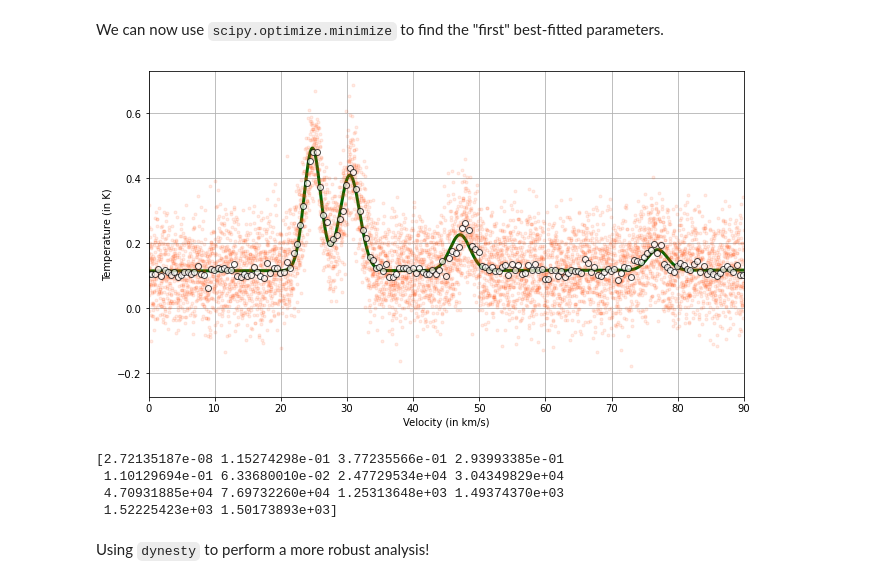
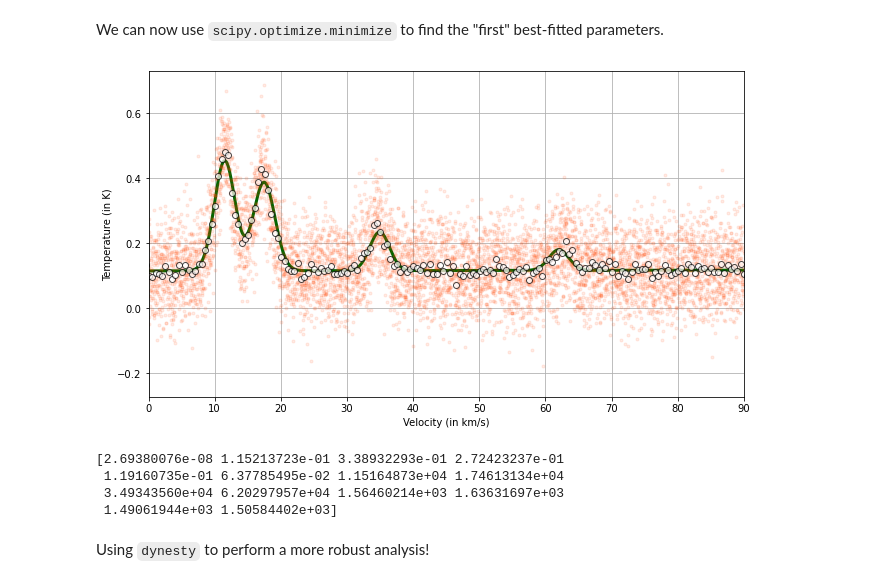
Before and after one commit to Jayshil/xs-oso, a Jupyter notebook: p1.ipynb, the cells around one changed output. Drawn from its saved outputs; the diff is of its cells as text; code cells hidden in the pictures.

```diff
--- a/p1.ipynb
+++ b/p1.ipynb
@@ -94,10 +96,10 @@ The symbols have their usual meanings. We know the rest and observed frequency o
 # %%
 # To find the rest frame frequency
 diff = freq_avg - hdr5['OBSFREQ']
-rest_freq = hdr5['OBSFREQ']#freq_avg + diff
+rest_freq = hdr5['RESTFREQ']#freq_avg + diff
 # To find the velocity of the target!
 velo_avg = con.c.value*(rest_freq - freq_avg)/rest_freq
-velo_avg = velo_avg + hdr5['VLSR'] + hdr5['VELO-GEO'] + hdr5['VELO-HEL']
+velo_avg = velo_avg + hdr5['VLSR']# + hdr5['VELO-GEO'] + hdr5['VELO-HEL']
 # We can plot the results
 plt.figure(figsize=(16/1.5, 9/1.5))
 plt.errorbar(velo_avg/1e3, temp_avg, fmt='.', c='orangered')
@@ -141,31 +143,31 @@ def chi_sqrd(x):
 We can now use `scipy.optimize.minimize` to find the "first" best-fitted parameters.
 # %%
 xinit = np.array([0., 0.1, 0.4, 0.3, 0.13, 0.1,\
-     25000, 30000, 47000, 77000, 1.5*1000, 1.5*1000, 1.5*1000, 1.5*1000])
+     11000, 18000, 35000, 62000, 1.5*1000, 1.5*1000, 1.5*1000, 1.5*1000])
 soln = minimize(chi_sqrd, x0=xinit, method='BFGS')
 
 vall = np.linspace(np.min(velo_avg), np.max(velo_avg), 10000)
 best_fit = model(vall, *soln.x)
 
 velo_bin, temp_bin, _, _ = utl.lcbin(velo_avg, temp_avg, binwidth=500)
 plt.figure(figsize=(16/1.5, 9/1.5))
 plt.errorbar(velo_avg/1e3, temp_avg, fmt='.', c='orangered', alpha=0.1)
 plt.errorbar(velo_bin/1e3, temp_bin, fmt='o', mfc='white', c='black', alpha=0.7)
 plt.plot(vall/1e3, best_fit, c='darkgreen', lw=3)
 plt.xlabel('Velocity (in km/s)')
 plt.ylabel('Temperature (in K)')
 plt.xlim([0, 90])
 plt.grid()
 # %% [output]
-[figure, old version]
+[figure, new version]
 # %%
 # Printing the results:
 print(soln.x)
 # %% [output]
-[2.72135187e-08 1.15274298e-01 3.77235566e-01 2.93993385e-01
- 1.10129694e-01 6.33680010e-02 2.47729534e+04 3.04349829e+04
- 4.70931885e+04 7.69732260e+04 1.25313648e+03 1.49374370e+03
- 1.52225423e+03 1.50173893e+03]
+[2.69380076e-08 1.15213723e-01 3.38932293e-01 2.72423237e-01
+ 1.19160735e-01 6.37785495e-02 1.15164873e+04 1.74613134e+04
+ 3.49343560e+04 6.20297957e+04 1.56460214e+03 1.63631697e+03
+ 1.49061944e+03 1.50584402e+03]
 # %% [markdown]
 Using `dynesty` to perform a more robust analysis!
 # %%
```
Also changed, not shown: parts of 5 cells of this notebook.
